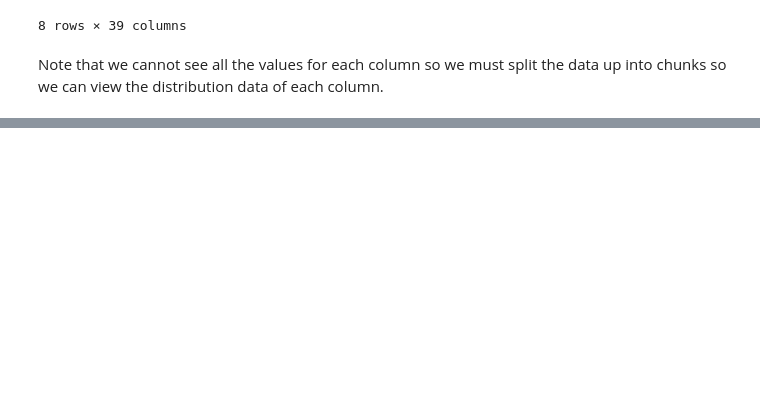
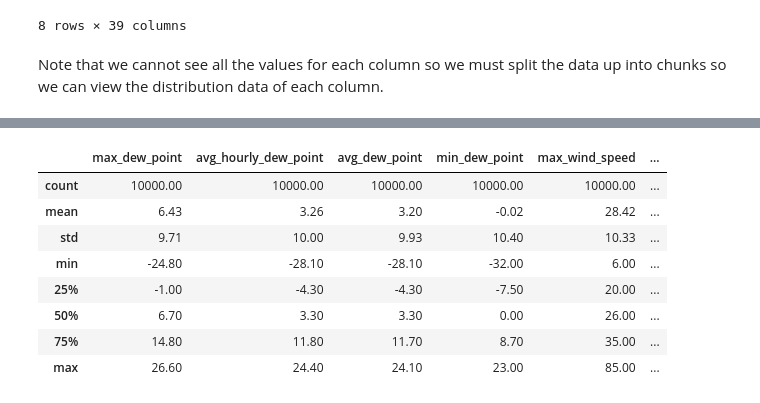
Before and after one commit to sampso29/Toronto-Rain-Prediction-, a Jupyter notebook: Toronto Rain Prediction.ipynb, the cells around one changed output, grey strips where cells are left out. Saved outputs shown, nothing was run; the diff lists cells and outputs as text; code cells hidden in the pictures; blank space fills up the shorter version.

```diff
--- a/Toronto Rain Prediction.ipynb
+++ b/Toronto Rain Prediction.ipynb
@@ -236,0 +251,14 @@ Note that we cannot see all the values for each column so we must split the data
+# %%
+#dew point and wind speed
+cols = data_reduced.columns[9:19]
+data_reduced[cols].describe()
+# %% [output]
+|  | max_dew_point | avg_hourly_dew_point | avg_dew_point | min_dew_point | max_wind_speed | ... |
+| count | 10000.00 | 10000.00 | 10000.00 | 10000.00 | 10000.00 | ... |
+| mean | 6.43 | 3.26 | 3.20 | -0.02 | 28.42 | ... |
+| std | 9.71 | 10.00 | 9.93 | 10.40 | 10.33 | ... |
+| min | -24.80 | -28.10 | -28.10 | -32.00 | 6.00 | ... |
+| 25% | -1.00 | -4.30 | -4.30 | -7.50 | 20.00 | ... |
+| 50% | 6.70 | 3.30 | 3.30 | 0.00 | 26.00 | ... |
+| 75% | 14.80 | 11.80 | 11.70 | 8.70 | 35.00 | ... |
+| max | 26.60 | 24.40 | 24.10 | 23.00 | 85.00 | ... |
```
Also changed, not shown: parts of 6 cells of this notebook.
